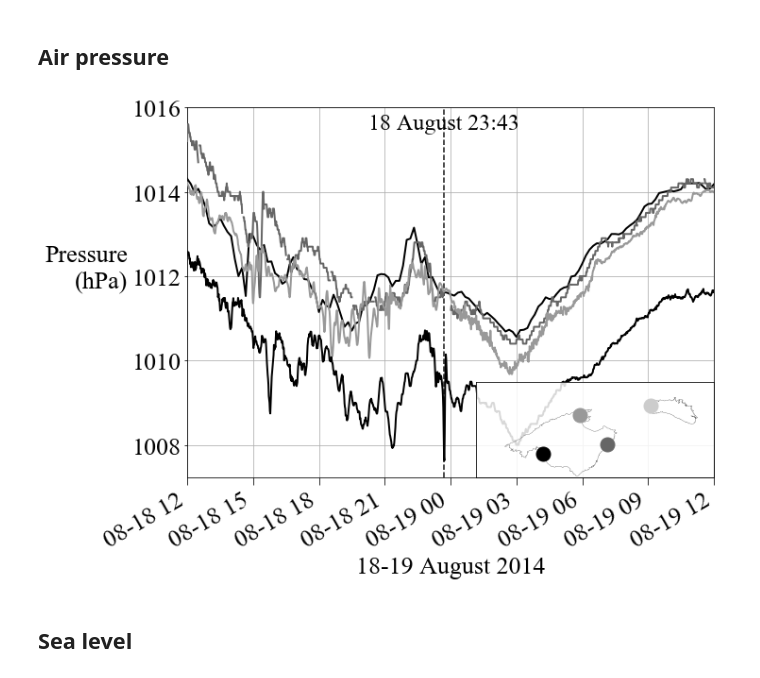
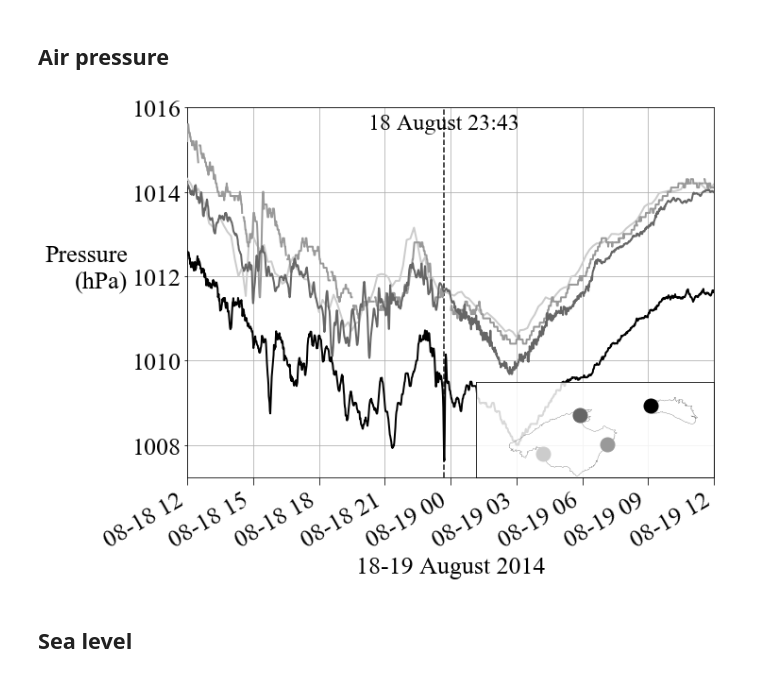
Before and after one commit to socib/SOCIB_plots, a Jupyter notebook: FixedStations/plot_pressure_timeseries.ipynb, the cells around one changed output. Cells and saved outputs as stored; diff of their text form; code cells hidden in the pictures.

```diff
--- a/FixedStations/plot_pressure_timeseries.ipynb
+++ b/FixedStations/plot_pressure_timeseries.ipynb
@@ -40,7 +40,7 @@ yyyy = str(year)
 mm = str(month).zfill(2)
 dd = str(day).zfill(2)
 if BW:
-    figname = 'pressure_{0}{1}{2}_BW.eps'.format(yyyy, mm, dd)
+    figname = 'pressure_{0}{1}{2}_BW_rev.eps'.format(yyyy, mm, dd)
 else:
     figname = 'pressure_{0}{1}{2}_color.eps'.format(yyyy, mm, dd)
 # %%
@@ -129,12 +129,12 @@ pressure_ciutadella
 # Make the plots
 # %%
 m = Basemap(projection='cyl',llcrnrlat=coordinates[2], urcrnrlat=coordinates[3],\
-            llcrnrlon=coordinates[0], urcrnrlon=coordinates[1], resolution='f')
+            llcrnrlon=coordinates[0], urcrnrlon=coordinates[1], resolution='h')
 # %% [markdown]
 ## Air pressure
 # %%
 if BW:
-    colorlist = ["0.", ".4", ".6", ".8"]
+    colorlist = ["0.8", ".6", ".4", ".0"]
 # %%
 lon2plot, lat2plot = [], []
 
@@ -159,39 +159,39 @@ for stations, stationname in zip(stationlist, stationnamelist):
     logger.info("Time interval : {0} s".format(deltat))
 
 
-pp = plt.plot(date_ciutadella, pressure_ciutadella, label='Ciutadella', zorder=4)
+pp = plt.plot(date_ciutadella, pressure_ciutadella, label='Ciutadella', zorder=4, color=colorlist[i])
 
 daterissaga = date_ciutadella[np.argmin(pressure_ciutadella)]
 textrissaga = daterissaga.strftime("%d %B %H:%M")
 plt.text(daterissaga, 1015.5, textrissaga, ha='center', fontsize=24)
 plt.axvline(x=daterissaga, color='k', linestyle='--', zorder=2, alpha=0.7)
 plt.xlabel(str(day) + '-' + str(day +1 ) + ' ' + calendar.month_name[month] + ' ' + yyyy)
 plt.ylabel('Pressure\n(hPa)', rotation=0, ha='right')
 
 # plt.legend(loc=4)
 plt.grid()
 ax.set_xlim(timeminday + 1.5, timemaxday + 1.5)
 # ax.set_ylim(1005, 1016)
 fig.autofmt_xdate()
 
 inset = plt.axes([.55, .1625, .35, .25])
 i = 0
 for lon, lat in zip(lon2plot, lat2plot):
     m.plot(lon, lat, 'o', ms=15, color=colorlist[i])
     i += 1
 
 inset.patch.set_alpha(0.85)
 m.plot(longeonica, latgeonica, 'o', ms=15, color=colorlist[i])
 m.drawcoastlines(linewidth=0.2)
 plt.setp(inset, xticks=[], yticks=[])
 
 
 plt.savefig(os.path.join(figdir, figname), dpi=300)
 logger.info("File saves as {0}".format(os.path.join(figdir, figname)))
 plt.show()
 plt.close()
 # %% [output]
-[figure, old version]
+[figure, new version]
 # %% [markdown]
 ## Sea level
 # %%
```
